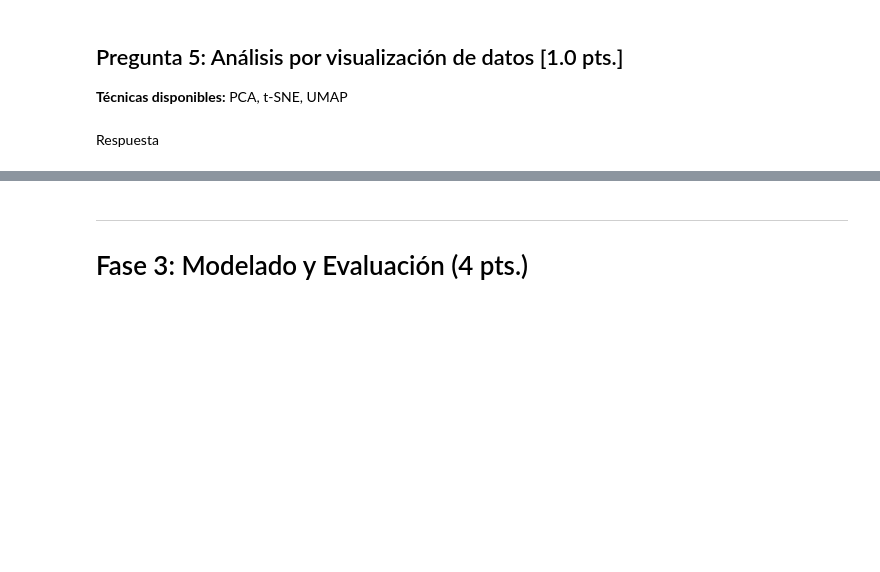
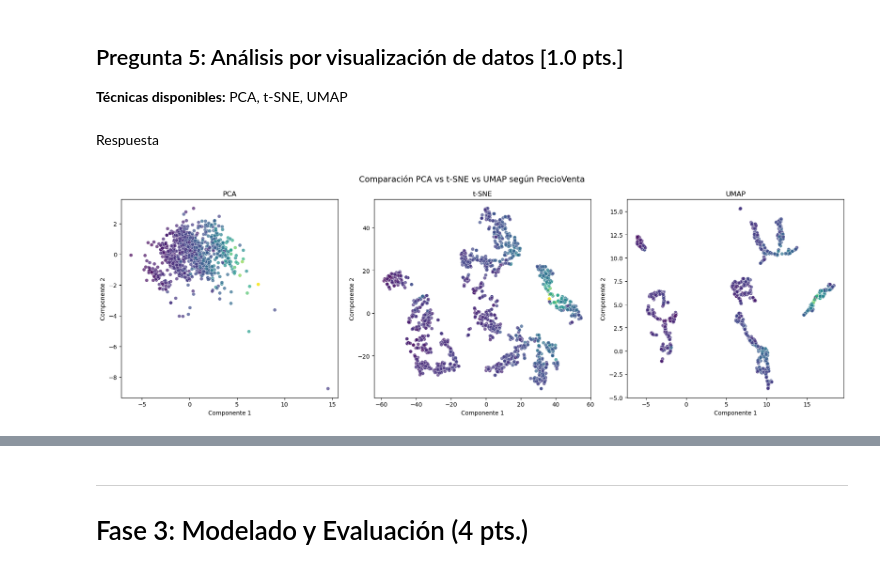
Before and after one commit to fperezcanales/house-prices-advanced-regression-techniques, a Jupyter notebook: Base Evaluación Práctica 1.ipynb, the cells around one changed output, grey strips where cells are left out. Cells and saved outputs as stored; diff of their text form; code cells hidden in the pictures; blank space fills up the shorter version.

```diff
--- a/Base Evaluación Práctica 1.ipynb
+++ b/Base Evaluación Práctica 1.ipynb
@@ -555,0 +629,60 @@ Respuesta
+# %%
+import pandas as pd
+import matplotlib.pyplot as plt
+import seaborn as sns
+from sklearn.preprocessing import StandardScaler
+from sklearn.decomposition import PCA
+from sklearn.manifold import TSNE
+from umap import UMAP
+
+columnas_top_correlacion = [
+    'CalidadGeneral', 'AreaHabitable', 'CapacidadGarage', 'AreaGarage','AreaTotalSotano', 'AreaPrimerPiso'
+]
+df_top_corr = df[columnas_top_correlacion + ['PrecioVenta']].copy()
+# 1. Preparar los datos
+y = df_top_corr['PrecioVenta']
+X = df_top_corr.drop(columns=['PrecioVenta'])
+
+# 2. One-hot encoding
+X = pd.get_dummies(X, drop_first=True)
+
+# 3. Escalar
+scaler = StandardScaler()
+X_scaled = scaler.fit_transform(X)
+
+# 4. Reducción de dimensionalidad
+pca = PCA(n_components=2)
+X_pca = pca.fit_transform(X_scaled)
+
+tsne = TSNE(n_components=2, random_state=42, perplexity=30, n_iter=1000)
+X_tsne = tsne.fit_transform(X_scaled)
+
+umap = UMAP(n_components=2, random_state=42)
+X_umap = umap.fit_transform(X_scaled)
+
+# 5. Visualización
+fig, axes = plt.subplots(1, 3, figsize=(18, 6))
+
+# PCA
+sns.scatterplot(x=X_pca[:, 0], y=X_pca[:, 1], hue=y, palette='viridis', ax=axes[0], alpha=0.7)
+axes[0].set_title('PCA')
+
+# t-SNE
+sns.scatterplot(x=X_tsne[:, 0], y=X_tsne[:, 1], hue=y, palette='viridis', ax=axes[1], alpha=0.7)
+axes[1].set_title('t-SNE')
+
+# UMAP
+sns.scatterplot(x=X_umap[:, 0], y=X_umap[:, 1], hue=y, palette='viridis', ax=axes[2], alpha=0.7)
+axes[2].set_title('UMAP')
+
+# Ajustes generales
+for ax in axes:
+    ax.set_xlabel('Componente 1')
+    ax.set_ylabel('Componente 2')
+    ax.legend([],[], frameon=False)  # Oculta la leyenda repetida
+
+plt.suptitle('Comparación PCA vs t-SNE vs UMAP según PrecioVenta', fontsize=14)
+plt.tight_layout()
+plt.show()
+# %% [output]
+[figure, added]
```
Also changed, not shown: parts of 9 cells of this notebook.
